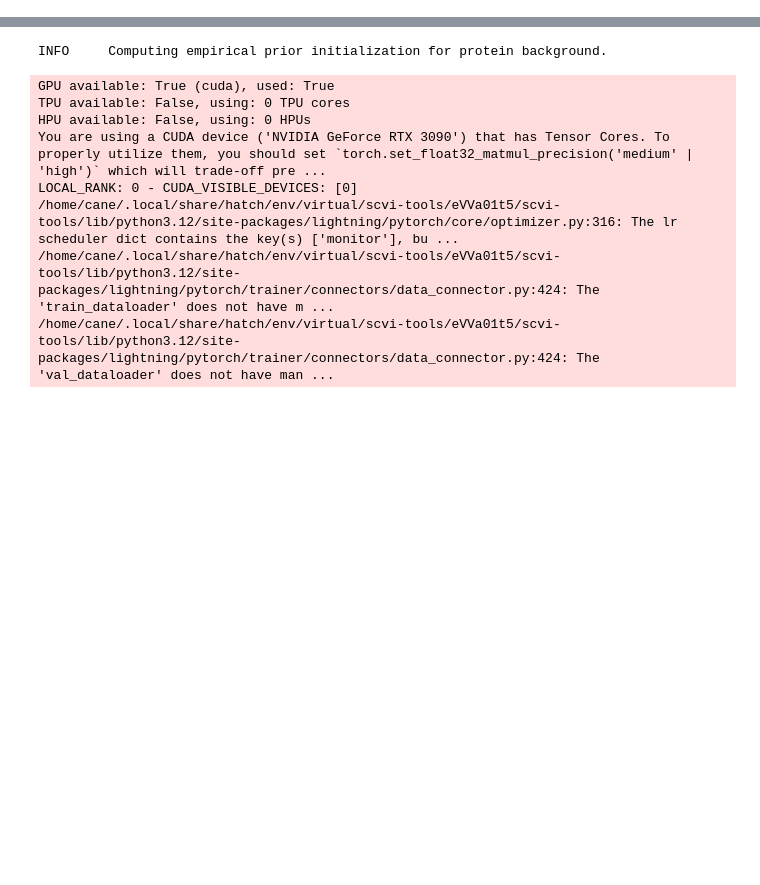
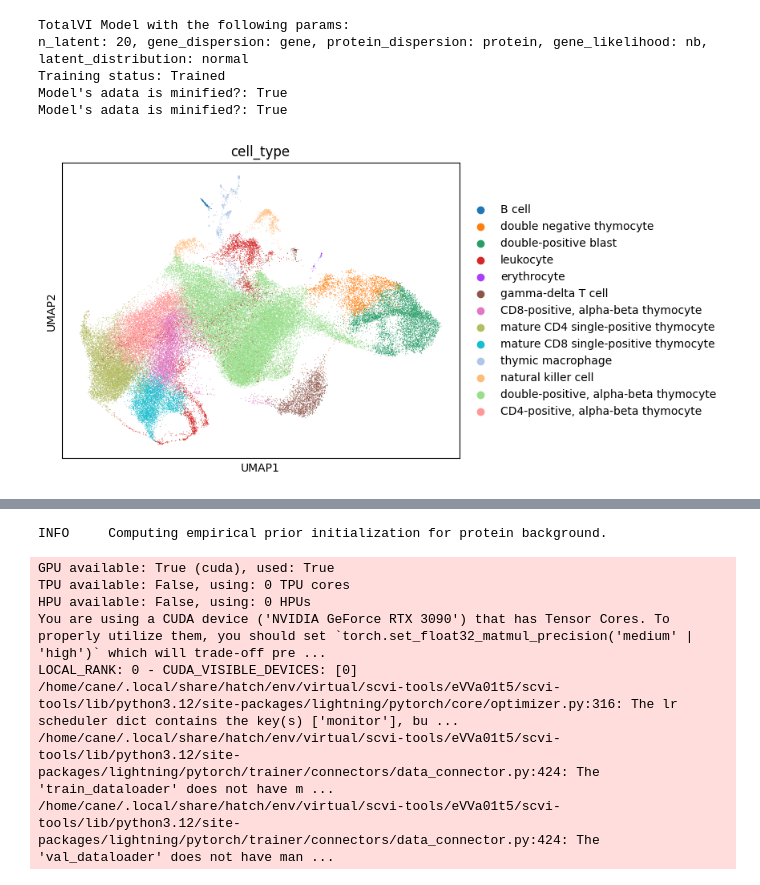
Before and after one commit to YosefLab/scvi-hub-models, a Jupyter notebook: src/scvi_hub_models/test.ipynb, the cells around one changed output, grey strips where cells are left out. Drawn from its saved outputs; the diff is of its cells as text; code cells hidden in the pictures; blank space fills up the shorter version.

```diff
--- a/src/scvi_hub_models/test.ipynb
+++ b/src/scvi_hub_models/test.ipynb
@@ -103,0 +309,2 @@ Name: GCATTAGCATAAGCGG-1-s1d1, dtype: object
+# %%
+model_reload = TOTALVI.load(model_path)
@@ -103,0 +363,6 @@ Name: GCATTAGCATAAGCGG-1-s1d1, dtype: object
+# %%
+mdata.obsm['X_totalvi'] = model_reload.get_latent_representation()
+sc.pp.neighbors(mdata, use_rep='X_totalvi')
+sc.tl.umap(mdata)
+mdata['rna'].obsm['X_umap'] = mdata.obsm['X_umap']
+sc.pl.umap(mdata['rna'], color='cell_type')
@@ -103,0 +395,8 @@ Name: GCATTAGCATAAGCGG-1-s1d1, dtype: object
+# %%
+model_new
+# %% [output]
+TotalVI Model with the following params:
+n_latent: 20, gene_dispersion: gene, protein_dispersion: protein, gene_likelihood: nb, latent_distribution: normal
+Training status: Trained
+Model's adata is minified?: True
+Model's adata is minified?: True
@@ -103,0 +405,9 @@ Name: GCATTAGCATAAGCGG-1-s1d1, dtype: object
+# %%
+mdata.obs[mdata['rna'].obs.columns] = mdata['rna'].obs
+mdata.obsm['X_totalvi'] = model.get_latent_representation()
+sc.pp.neighbors(mdata, use_rep='X_totalvi')
+sc.tl.umap(mdata)
+mdata['rna'].obsm['X_umap'] = mdata.obsm['X_umap']
+sc.pl.umap(mdata['rna'], color='cell_type')
+# %% [output]
+[figure, added]
```
Also changed, not shown: parts of 49 cells of this notebook, 6 other files.
